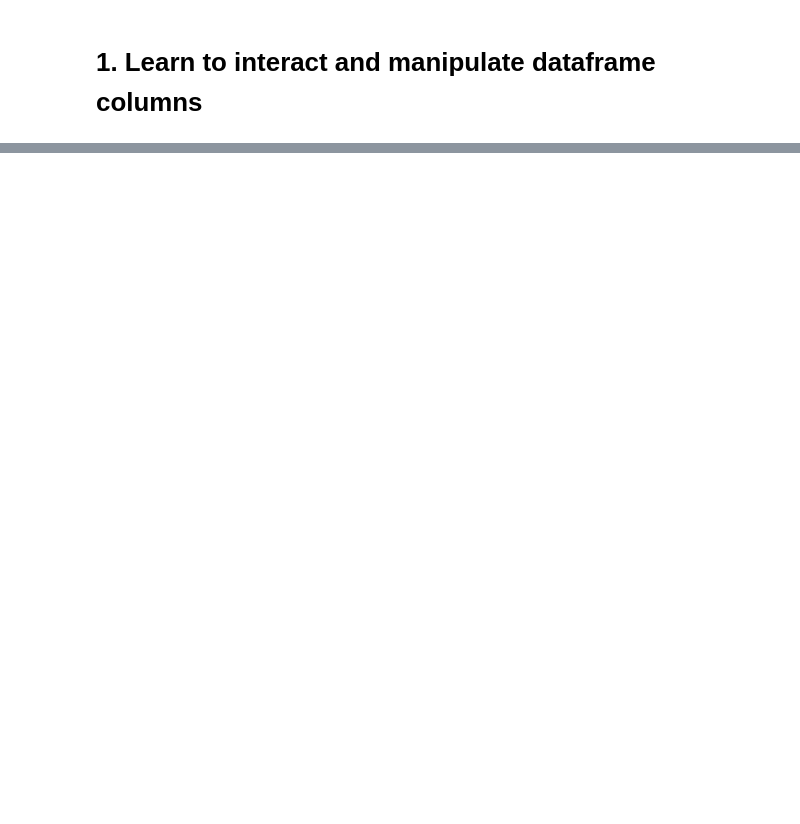
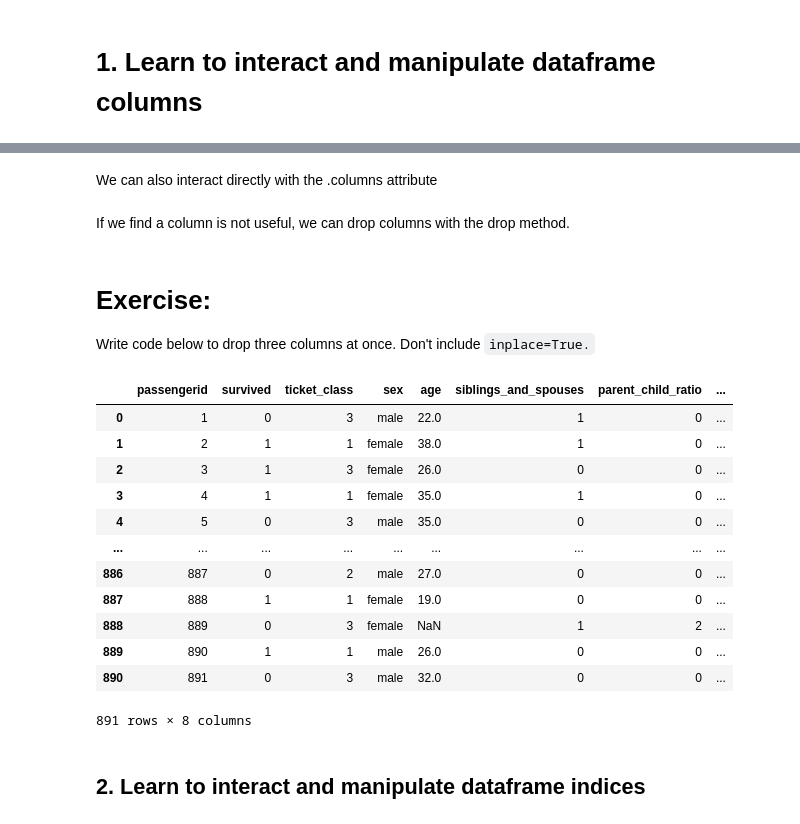
Before and after one commit to lecritch/pandas1_seattle-chicago-ds, a Jupyter notebook: pandas_intro_continued.ipynb, the cells around one changed output, grey strips where cells are left out. Drawn from its saved outputs; the diff is of its cells as text; code cells hidden in the pictures; blank space fills up the shorter version.

```diff
--- a/pandas_intro_continued.ipynb
+++ b/pandas_intro_continued.ipynb
@@ -27,0 +124,2 @@ df = pd.read_csv('titanic.csv')
+# %%
+df.rename({'SibSp':'siblings_and_spouses'}, axis=1, inplace=True)
@@ -27,0 +137,2 @@ df = pd.read_csv('titanic.csv')
+# %%
+df.rename(columns = {'Parch': 'parent_child_ratio', 'Pclass': 'ticket_class'}, inplace=True)
@@ -27,0 +148,11 @@ df = pd.read_csv('titanic.csv')
+# %% [markdown]
+We can also interact directly with the .columns attribute
+# %%
+df.columns = [name.lower() for name in list(df)]
+# %% [markdown]
+If we find a column is not useful, we can drop columns with the drop method.
+# %%
+df.drop('name', axis=1, inplace=True)
+# %% [markdown]
+# Exercise:
+Write code below to drop three columns at once.  Don't include  `inplace=True.`
@@ -27,0 +161,19 @@ df = pd.read_csv('titanic.csv')
+# %%
+#__SOLUTION__
+df.drop(columns=['cabin','ticket', 'embarked'])
+# %% [output]
+|  | passengerid | survived | ticket_class | sex | age | siblings_and_spouses | parent_child_ratio | ... |
+| 0 | 1 | 0 | 3 | male | 22.0 | 1 | 0 | ... |
+| 1 | 2 | 1 | 1 | female | 38.0 | 1 | 0 | ... |
+| 2 | 3 | 1 | 3 | female | 26.0 | 0 | 0 | ... |
+| 3 | 4 | 1 | 1 | female | 35.0 | 1 | 0 | ... |
+| 4 | 5 | 0 | 3 | male | 35.0 | 0 | 0 | ... |
+| ... | ... | ... | ... | ... | ... | ... | ... | ... |
+| 886 | 887 | 0 | 2 | male | 27.0 | 0 | 0 | ... |
+| 887 | 888 | 1 | 1 | female | 19.0 | 0 | 0 | ... |
+| 888 | 889 | 0 | 3 | female | NaN | 1 | 2 | ... |
+| 889 | 890 | 1 | 1 | male | 26.0 | 0 | 0 | ... |
+| 890 | 891 | 0 | 3 | male | 32.0 | 0 | 0 | ... |
+891 rows × 8 columns
+# %% [markdown]
+## 2. Learn to interact and manipulate dataframe indices
```
Also changed, not shown: parts of 20 cells of this notebook.
